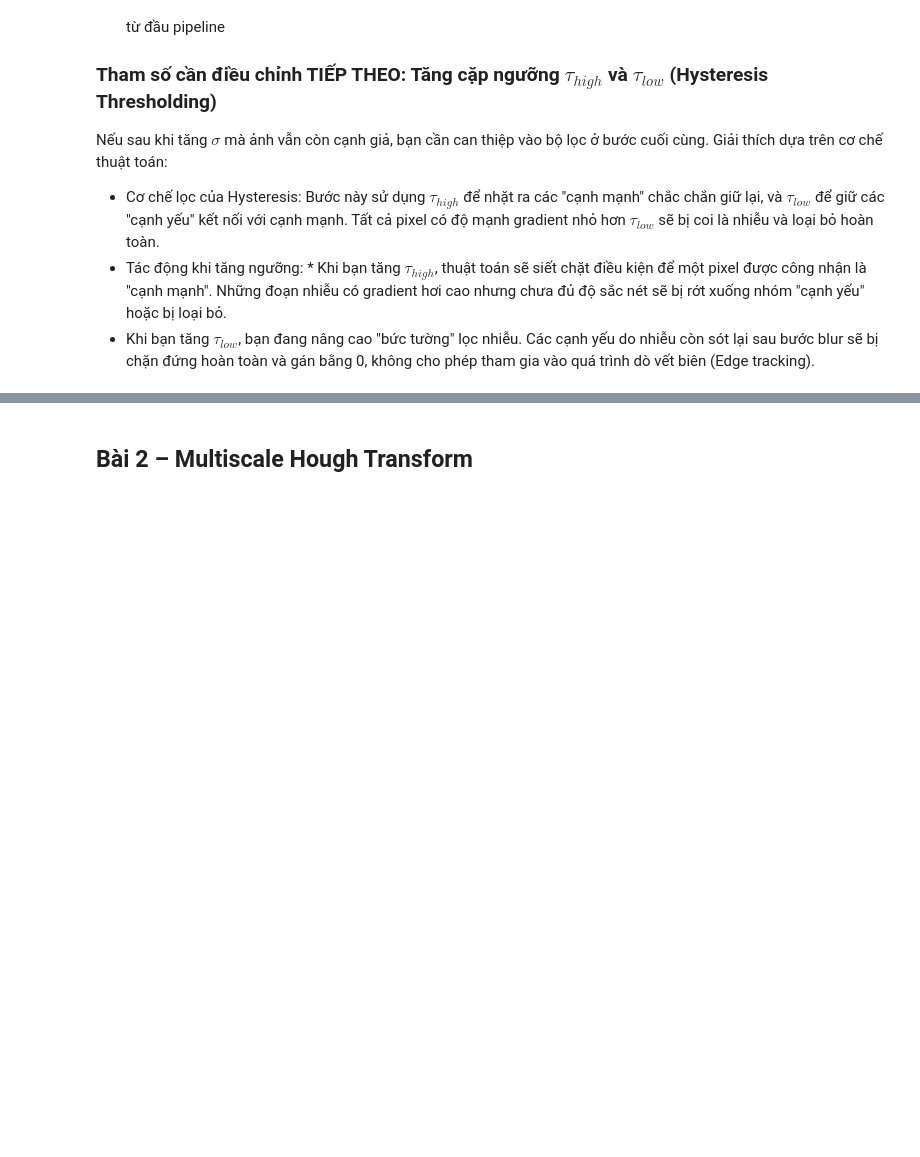
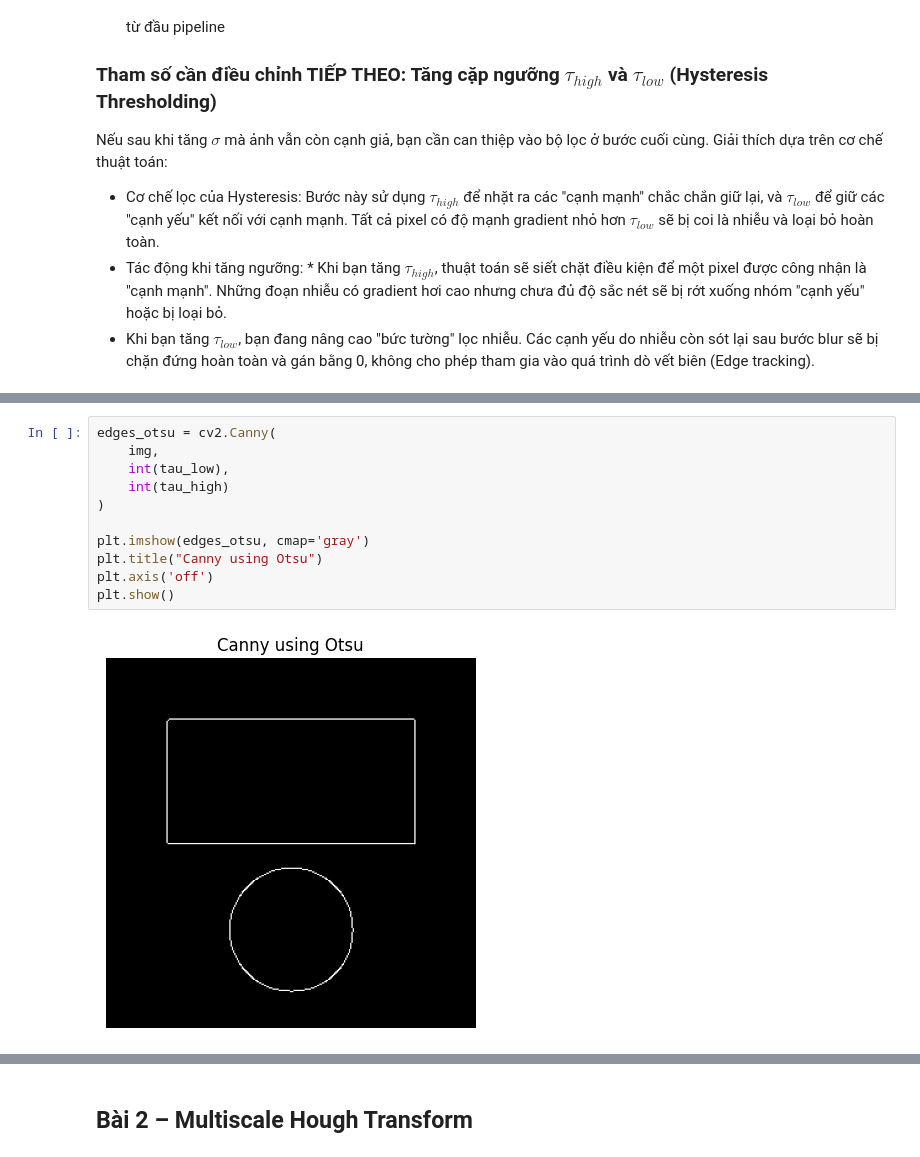
Before and after one commit to thuankoten/computer-vision-lab, a Jupyter notebook: Chapter03/Chapter_03.ipynb, the cells around one changed output, grey strips where cells are left out. Cells and saved outputs as stored; diff of their text form; blank space fills up the shorter version.

```diff
--- a/Chapter03/Chapter_03.ipynb
+++ b/Chapter03/Chapter_03.ipynb
@@ -365,0 +422,13 @@ Giải thích dựa trên cơ chế thuật toán:
+# %%
+edges_otsu = cv2.Canny(
+    img,
+    int(tau_low),
+    int(tau_high)
+)
+
+plt.imshow(edges_otsu, cmap='gray')
+plt.title("Canny using Otsu")
+plt.axis('off')
+plt.show()
+# %% [output]
+[figure, added]
```
Also changed, not shown: parts of 9 cells of this notebook.
